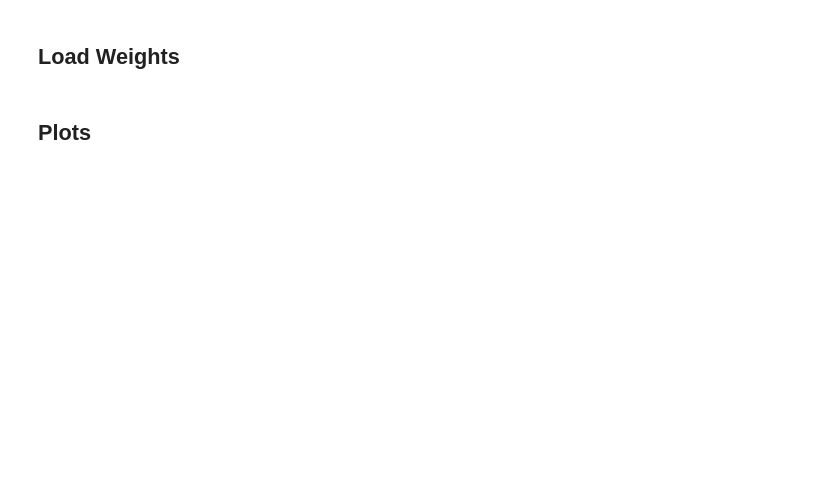
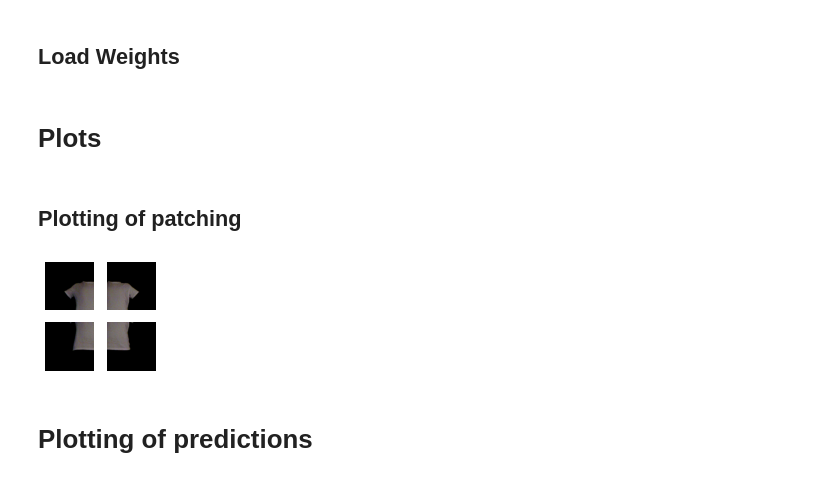
Before and after one commit to Atamarado/DLVR_3DReconstruction, a Jupyter notebook: src/PatchNet_Plotting_GColab.ipynb, the cells around one changed output. Cells and saved outputs as stored; diff of their text form; code cells hidden in the pictures; blank space fills up the shorter version.

Commit message:
Added further plotting

```diff
--- a/src/PatchNet_Plotting_GColab.ipynb
+++ b/src/PatchNet_Plotting_GColab.ipynb
@@ -162,2 +171,26 @@ patchnet.normals_decoder.layers.load_weights('/content/weights/epoch_9_normals')
 # %% [markdown]
-## Plots
+# Plots
+# %% [markdown]
+## Plotting of patching
+# %%
+from matplotlib import gridspec
+
+instance = 3
+start_index = 4 * instance
+
+plt.figure(figsize = (2,2))
+gs = gridspec.GridSpec(2, 2)
+gs.update(wspace=0.25, hspace=0.25) # set the spacing between axes.
+
+for i in range(4):
+  ax1 = plt.subplot(gs[i])
+  # plt.subplot(330 + i + 1)
+  ax1.axis('off')
+  ax1.set_aspect('equal')
+  ax1.imshow(tf.cast(x[i + start_index, :, :, :3], dtype=tf.int32))
+
+plt.savefig('/content/fixed_overlap.pdf', bbox_inches='tight')
+# %% [output]
+[figure, added]
+# %% [markdown]
+# Plotting of predictions
```
Also changed, not shown: parts of 37 cells of this notebook.
